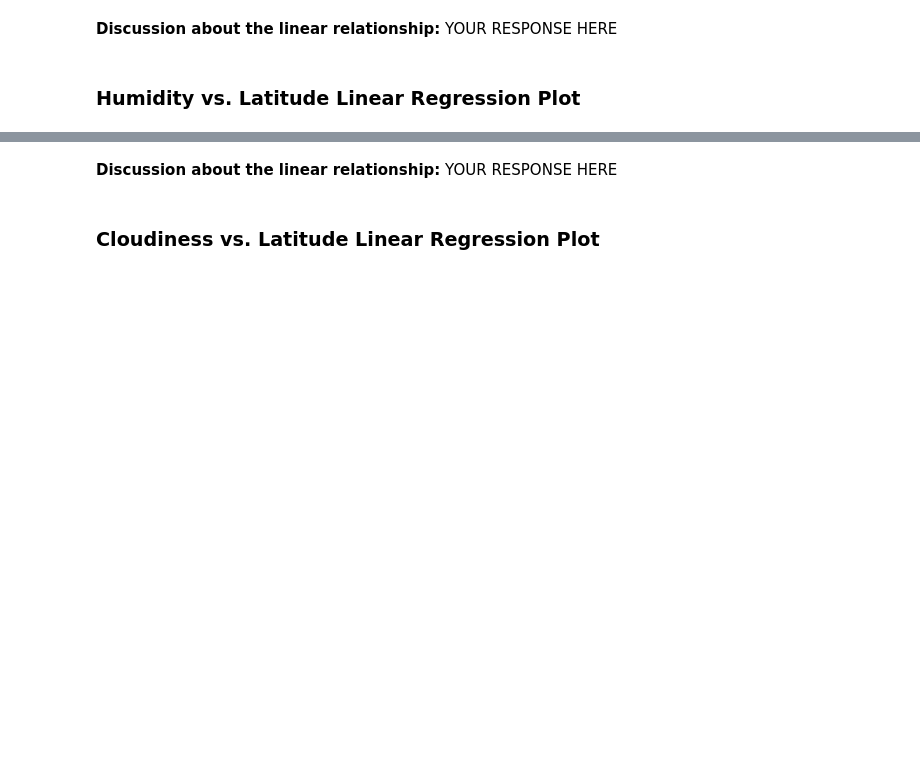
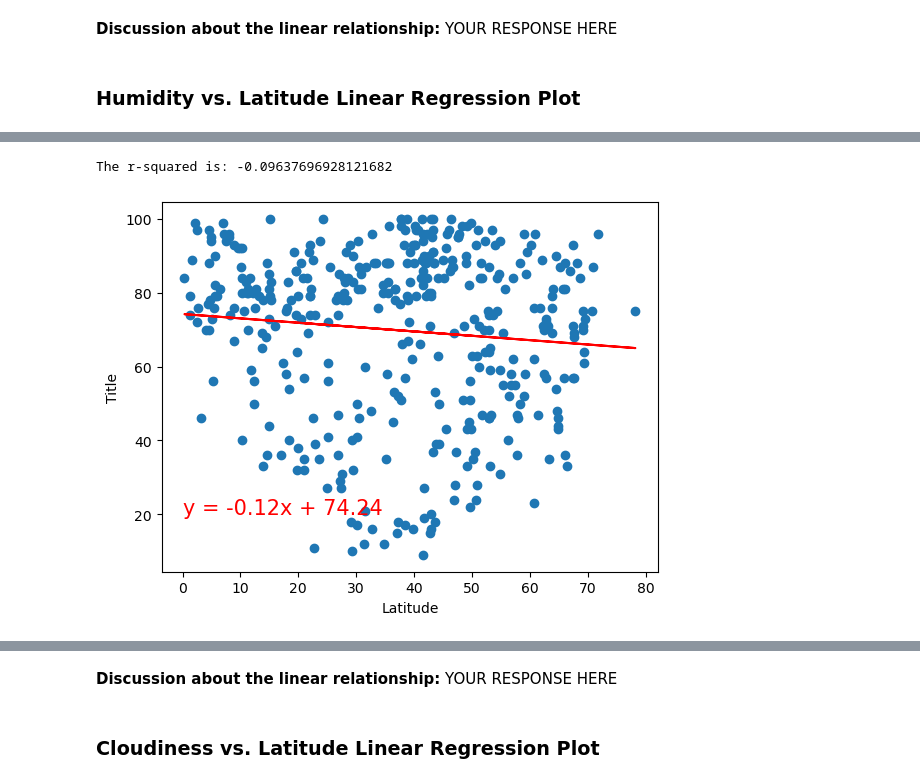
Before and after one commit to Jaynav04/Python-API-Challenge, a Jupyter notebook: WeatherPy/starter_code/WeatherPy.ipynb, the cells around one changed output, grey strips where cells are left out. Cells and saved outputs as stored; diff of their text form; code cells hidden in the pictures; blank space fills up the shorter version.

```diff
--- a/WeatherPy/starter_code/WeatherPy.ipynb
+++ b/WeatherPy/starter_code/WeatherPy.ipynb
@@ -380,0 +363,8 @@ The r-value is: 0.0002808747046324607
+# %%
+# Northern Hemisphere
+x= northern_df["Lat"]
+y= northern_df["Humidity"]
+linear_reg_plot(x,y,(0,20))
+# %% [output]
+The r-squared is: -0.09637696928121682
+[figure, added]
```
Also changed, not shown: parts of 15 cells of this notebook.
